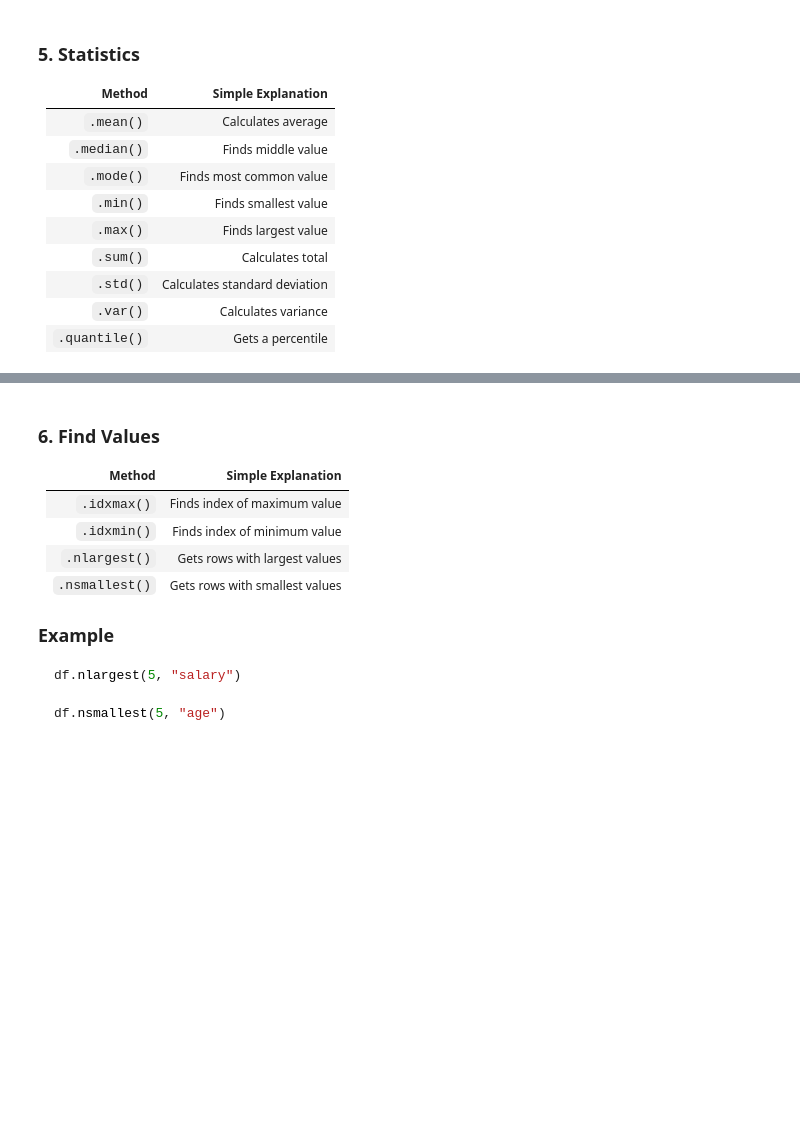
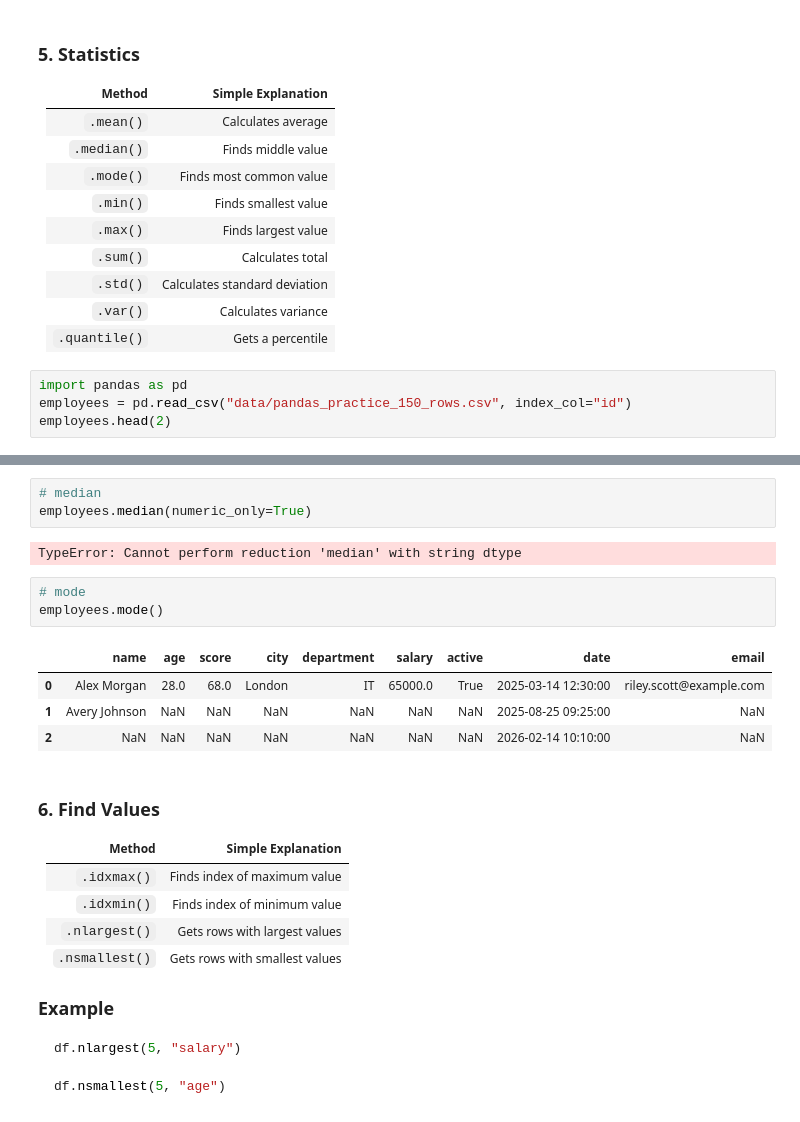
Before and after one commit to zaibgray/pandas, a Jupyter notebook: pandas.ipynb, the cells around one changed output, grey strips where cells are left out. Saved outputs shown, nothing was run; the diff lists cells and outputs as text; blank space fills up the shorter version.

```diff
--- a/pandas.ipynb
+++ b/pandas.ipynb
@@ -2144,3 +2144,7 @@ employees[employees["age"].between(29, 30)]
 | `.std()`      | Calculates standard deviation |
 | `.var()`      | Calculates variance           |
 | `.quantile()` | Gets a percentile             |
+# %%
+import pandas as pd
+employees = pd.read_csv("data/pandas_practice_150_rows.csv", index_col="id")
+employees.head(2)
@@ -2147,3 +2167,16 @@ employees[employees["age"].between(29, 30)]
+# %%
+# median
+employees.median(numeric_only=True)
+# %% [output]
+TypeError: Cannot perform reduction 'median' with string dtype
+# %%
+# mode
+employees.mode()
+# %% [output]
+|  | name | age | score | city | department | salary | active | date | email |
+| 0 | Alex Morgan | 28.0 | 68.0 | London | IT | 65000.0 | True | 2025-03-14 12:30:00 | riley.scott@example.com |
+| 1 | Avery Johnson | NaN | NaN | NaN | NaN | NaN | NaN | 2025-08-25 09:25:00 | NaN |
+| 2 | NaN | NaN | NaN | NaN | NaN | NaN | NaN | 2026-02-14 10:10:00 | NaN |
 # %% [markdown]
 ### 6. Find Values
 
```
Also changed, not shown: parts of 2 cells of this notebook.
